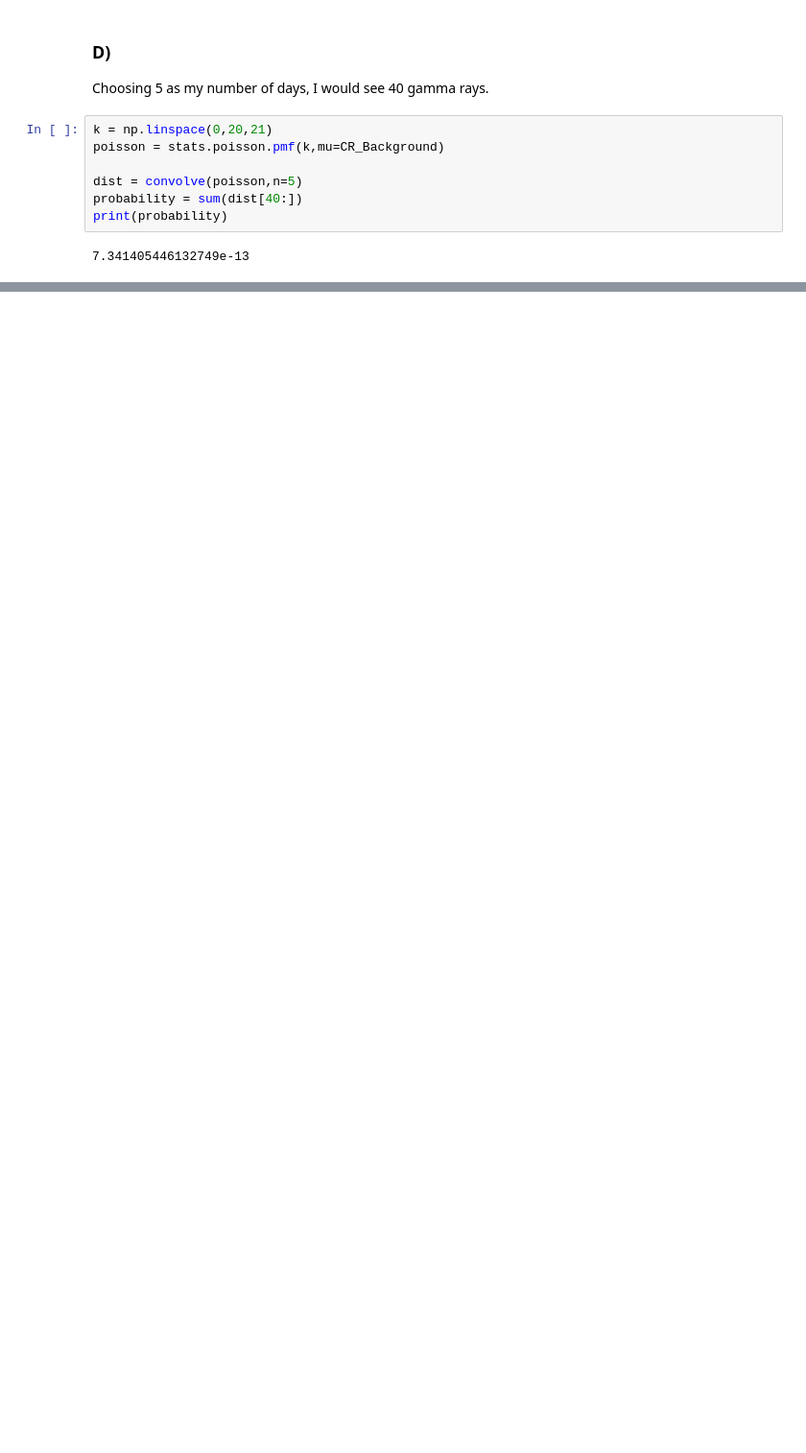
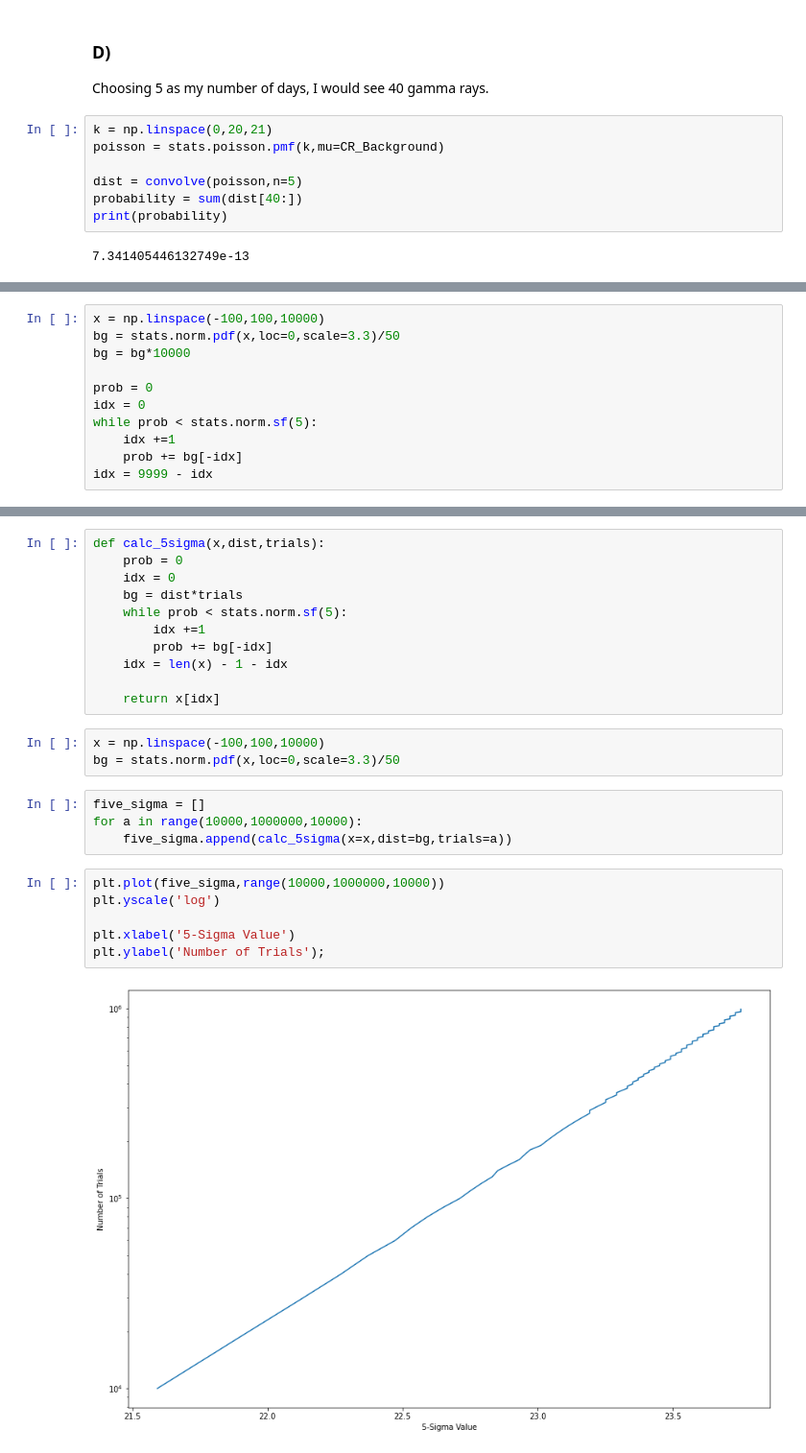
Before and after one commit to afspicciati/Phys-434, a Jupyter notebook: Lab2.ipynb, the cells around one changed output, grey strips where cells are left out. Shown at 96% size. Saved outputs shown, nothing was run; the diff lists cells and outputs as text; blank space fills up the shorter version.

```diff
--- a/Lab2.ipynb
+++ b/Lab2.ipynb
@@ -78,0 +240,11 @@ stats.norm.ppf
+# %%
+x = np.linspace(-100,100,10000)
+bg = stats.norm.pdf(x,loc=0,scale=3.3)/50
+bg = bg*10000
+
+prob = 0
+idx = 0
+while prob < stats.norm.sf(5):
+    idx +=1
+    prob += bg[-idx]
+idx = 9999 - idx
@@ -78,0 +266,26 @@ stats.norm.ppf
+# %%
+def calc_5sigma(x,dist,trials):
+    prob = 0
+    idx = 0
+    bg = dist*trials
+    while prob < stats.norm.sf(5):
+        idx +=1
+        prob += bg[-idx]
+    idx = len(x) - 1 - idx
+
+    return x[idx]
+# %%
+x = np.linspace(-100,100,10000)
+bg = stats.norm.pdf(x,loc=0,scale=3.3)/50
+# %%
+five_sigma = []
+for a in range(10000,1000000,10000):
+    five_sigma.append(calc_5sigma(x=x,dist=bg,trials=a))
+# %%
+plt.plot(five_sigma,range(10000,1000000,10000))
+plt.yscale('log')
+
+plt.xlabel('5-Sigma Value')
+plt.ylabel('Number of Trials');
+# %% [output]
+[figure, added]
```
Also changed, not shown: parts of 31 cells of this notebook.
